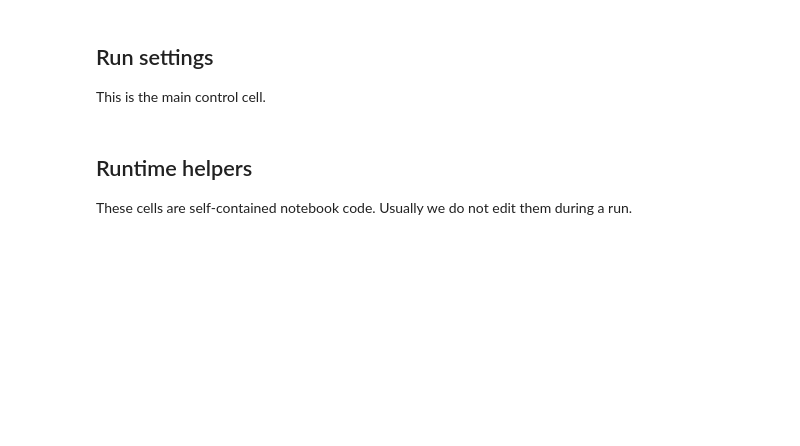
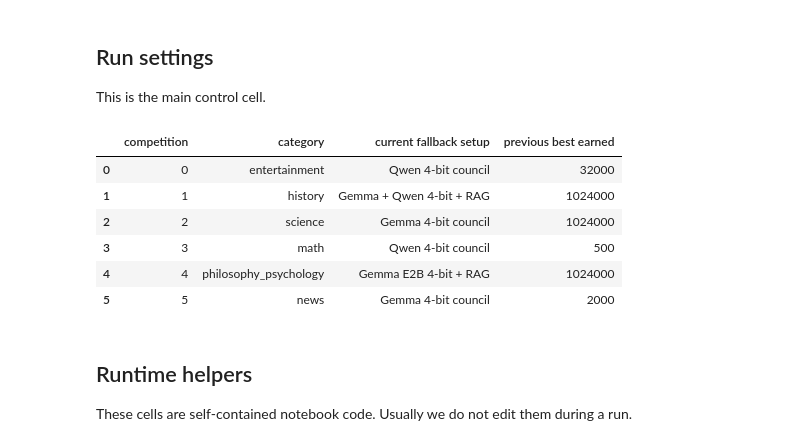
Before and after one commit to jmsb505/nlp-polimillionaire, a Jupyter notebook: notebooks/submission_notebook_minimal.ipynb, the cells around one changed output. Saved outputs shown, nothing was run; the diff lists cells and outputs as text; code cells hidden in the pictures; blank space fills up the shorter version.

```diff
--- a/notebooks/submission_notebook_minimal.ipynb
+++ b/notebooks/submission_notebook_minimal.ipynb
@@ -85,15 +90,19 @@ if INSTALL_MISSING_PACKAGES and missing:
 
 This is the main control cell.
 # %%
+
 API_URL = "http://131.175.15.22:51111"
 
 RUN_API_CHECK = False
+RUN_LOCAL_BENCHMARK = True
 RUN_LIVE_GAME = True
 RUN_OFFLINE_BENCHMARK = False
 RUN_BEST_BY_CATEGORY = True
+USE_LOCAL_BENCHMARK_SELECTION = True
 
 COMPETITION_IDS = [0, 1, 2, 3, 4, 5]
 CLEAR_MEMORY_AFTER_EACH_MODEL = True
+CLEAR_MEMORY_AFTER_EACH_ARCHITECTURE = True
 PROMPT_FOR_CREDENTIALS = False
 
 SAFE_DELAY_SECONDS = 1.0
@@ -115,62 +124,64 @@ CATEGORY_NAMES = {
 }
 
 ARCHITECTURES = {
-    "gemma_e2b_two_agent_quant_council": {
-        "label": "Gemma E2B 4-bit two-agent RAG council",
-        "short_name": "gemma_e2b_council",
-        "type": "rag_council",
-        "family": "gemma",
-        "model_id": "google/gemma-4-E2B-it",
-    },
-    "qwen_two_agent_quant_council": {
-        "label": "Qwen 3.5 2B 4-bit two-agent RAG council",
-        "short_name": "qwen_council",
-        "type": "rag_council",
-        "family": "qwen",
-        "model_id": "Qwen/Qwen3.5-2B",
-    },
-    "mixed_gemma_qwen_routed_rag": {
-        "label": "Gemma + Qwen 4-bit mixed routed RAG",
-        "short_name": "mixed_gemma_qwen",
-        "type": "mixed_rag_council",
-        "model_id": "google/gemma-4-E2B-it + Qwen/Qwen3.5-2B",
-    },
-    "gemma_e2b_routed_rag": {
-        "label": "Gemma E2B 4-bit routed RAG",
-        "short_name": "gemma_e2b_rag",
-        "type": "routed_rag",
-        "family": "gemma",
-        "model_id": "google/gemma-4-E2B-it",
-    },
+    "heuristic_baseline": {"label": "Heuristic baseline", "type": "heuristic", "quantized": False},
+    "gemma_e2b": {"label": "Gemma E2B", "type": "single_llm", "family": "gemma", "model_id": "google/gemma-4-E2B-it", "quantized": False},
+    "gemma_e4b": {"label": "Gemma E4B", "type": "single_llm", "family": "gemma", "model_id": "google/gemma-4-E4B-it", "quantized": False},
+    "qwen_2b": {"label": "Qwen 2B", "type": "single_llm", "family": "qwen", "model_id": "Qwen/Qwen3.5-2B", "quantized": False, "enable_thinking": False},
+    "qwen_2b_thinking": {"label": "Qwen 2B thinking", "type": "single_llm", "family": "qwen", "model_id": "Qwen/Qwen3.5-2B", "quantized": False, "enable_thinking": True},
+    "gemma_e2b_4bit": {"label": "Gemma E2B 4-bit", "type": "single_llm", "family": "gemma", "model_id": "google/gemma-4-E2B-it", "quantized": True},
+    "gemma_e4b_4bit": {"label": "Gemma E4B 4-bit", "type": "single_llm", "family": "gemma", "model_id": "google/gemma-4-E4B-it", "quantized": True},
+    "qwen_2b_4bit": {"label": "Qwen 2B 4-bit", "type": "single_llm", "family": "qwen", "model_id": "Qwen/Qwen3.5-2B", "quantized": True, "enable_thinking": False},
+    "gemma_e2b_routed_rag": {"label": "Gemma E2B 4-bit + RAG", "short_name": "gemma_e2b_rag", "type": "routed_rag", "family": "gemma", "model_id": "google/gemma-4-E2B-it", "quantized": True},
+    "gemma_e4b_routed_rag": {"label": "Gemma E4B 4-bit + RAG", "short_name": "gemma_e4b_rag", "type": "routed_rag", "family": "gemma", "model_id": "google/gemma-4-E4B-it", "quantized": True},
+    "qwen_2b_routed_rag": {"label": "Qwen 2B 4-bit + RAG", "short_name": "qwen_rag", "type": "routed_rag", "family": "qwen", "model_id": "Qwen/Qwen3.5-2B", "quantized": True, "enable_thinking": False},
+    "gemma_e2b_two_agent_quant_council": {"label": "Gemma 4-bit council", "short_name": "gemma_council", "type": "rag_council", "family": "gemma", "model_id": "google/gemma-4-E2B-it", "quantized": True},
+    "qwen_two_agent_quant_council": {"label": "Qwen 4-bit council", "short_name": "qwen_council", "type": "rag_council", "family": "qwen", "model_id": "Qwen/Qwen3.5-2B", "quantized": True, "enable_thinking": False},
+    "mixed_gemma_qwen_council": {"label": "Gemma + Qwen council", "short_name": "mixed_council", "type": "mixed_council", "quantized": False},
+    "mixed_gemma_qwen_4bit_council": {"label": "Gemma + Qwen 4-bit council", "short_name": "mixed_4bit_council", "type": "mixed_council", "quantized": True},
+    "mixed_gemma_qwen_routed_rag": {"label": "Gemma + Qwen 4-bit + RAG", "short_name": "mixed_gemma_qwen", "type": "mixed_rag_council", "quantized": True},
+    "category_router": {"label": "Category router", "short_name": "category_router", "type": "category_router", "quantized": True},
 }
+
+BENCHMARK_SETUP_KEYS = list(ARCHITECTURES)
+BENCHMARK_SELECTED_BY_CATEGORY = {}
+BENCHMARK_SELECTED_OVERALL = None
 
 BEST_BY_CATEGORY_KEYS = {
     0: "qwen_two_agent_quant_council",
     1: "mixed_gemma_qwen_routed_rag",
     2: "gemma_e2b_two_agent_quant_council",
     3: "qwen_two_agent_quant_council",
     4: "gemma_e2b_routed_rag",
     5: "gemma_e2b_two_agent_quant_council",
 }
 
 BEST_OBSERVED_RESULTS = {
     0: {"earned": 32000, "log": "qwen3.5_2b_two-agent_quantized_council_quantized_judge_competition_0_20260530_141516.jsonl"},
     1: {"earned": 1024000, "log": "gemma_qwen_4-bit_mixed_routed_rag_competition_1_20260531_131927.jsonl"},
     2: {"earned": 1024000, "log": "category_best_2_science_gemma_e2b_two_agent_competition_2_20260531_171906.jsonl"},
     3: {"earned": 500, "log": "qwen_3.5_2b_4-bit_tools_rag_council_competition_3_20260531_141400.jsonl"},
     4: {"earned": 1024000, "log": "category_best_4_philosophy_psychology_gemma_e2b_routed_rag_competition_4_20260531_172300.jsonl"},
     5: {"earned": 2000, "log": "gemma_e2b_two-agent_quantized_council_quantized_judge_competition_5_20260528_155003.jsonl"},
 }
 
 pd.DataFrame([
     {
         "competition": cid,
         "category": CATEGORY_NAMES[cid],
-        "architecture": BEST_BY_CATEGORY_KEYS[cid],
-        "previous_best": BEST_OBSERVED_RESULTS[cid]["earned"],
+        "current fallback setup": ARCHITECTURES[BEST_BY_CATEGORY_KEYS[cid]]["label"],
+        "previous best earned": BEST_OBSERVED_RESULTS[cid]["earned"],
     }
     for cid in COMPETITION_IDS
 ])
+# %% [output]
+|  | competition | category | current fallback setup | previous best earned |
+| 0 | 0 | entertainment | Qwen 4-bit council | 32000 |
+| 1 | 1 | history | Gemma + Qwen 4-bit + RAG | 1024000 |
+| 2 | 2 | science | Gemma 4-bit council | 1024000 |
+| 3 | 3 | math | Qwen 4-bit council | 500 |
+| 4 | 4 | philosophy_psychology | Gemma E2B 4-bit + RAG | 1024000 |
+| 5 | 5 | news | Gemma 4-bit council | 2000 |
 # %% [markdown]
 ## Runtime helpers
 
```
Also changed, not shown: parts of 10 cells of this notebook, 2 other files.
